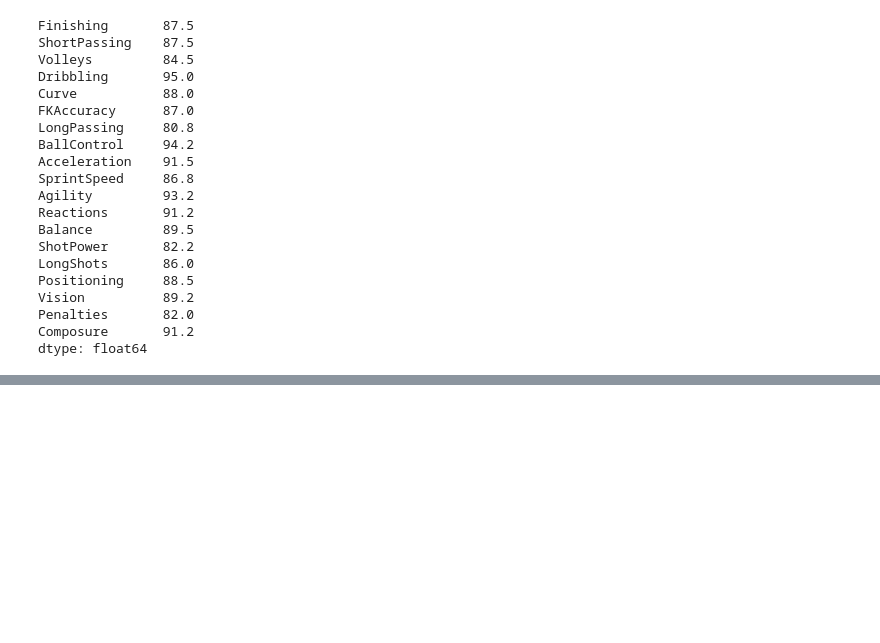
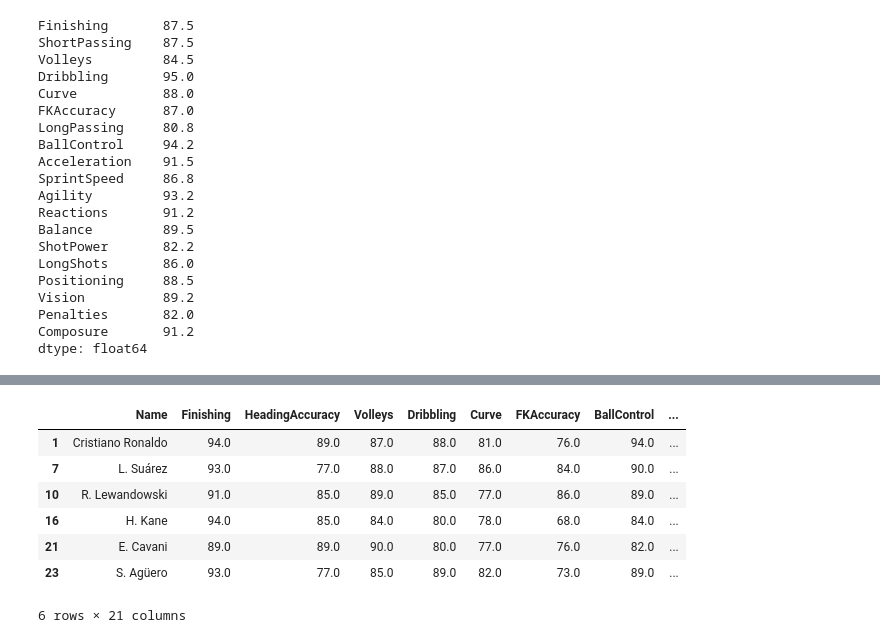
Before and after one commit to AkbarMoledina/fifa19, a Jupyter notebook: top_25.ipynb, the cells around one changed output, grey strips where cells are left out. Saved outputs shown, nothing was run; the diff lists cells and outputs as text; code cells hidden in the pictures; blank space fills up the shorter version.

```diff
--- a/top_25.ipynb
+++ b/top_25.ipynb
@@ -253,0 +276,12 @@ dtype: float64
+# %%
+st_best_stats = get_best_stats(st)
+st_best_stats.head(len(st_best_stats))
+# %% [output]
+|  | Name | Finishing | HeadingAccuracy | Volleys | Dribbling | Curve | FKAccuracy | BallControl | ... |
+| 1 | Cristiano Ronaldo | 94.0 | 89.0 | 87.0 | 88.0 | 81.0 | 76.0 | 94.0 | ... |
+| 7 | L. Suárez | 93.0 | 77.0 | 88.0 | 87.0 | 86.0 | 84.0 | 90.0 | ... |
+| 10 | R. Lewandowski | 91.0 | 85.0 | 89.0 | 85.0 | 77.0 | 86.0 | 89.0 | ... |
+| 16 | H. Kane | 94.0 | 85.0 | 84.0 | 80.0 | 78.0 | 68.0 | 84.0 | ... |
+| 21 | E. Cavani | 89.0 | 89.0 | 90.0 | 80.0 | 77.0 | 76.0 | 82.0 | ... |
+| 23 | S. Agüero | 93.0 | 77.0 | 85.0 | 89.0 | 82.0 | 73.0 | 89.0 | ... |
+6 rows × 21 columns
```
Also changed, not shown: parts of 9 cells of this notebook, 1 other file.
